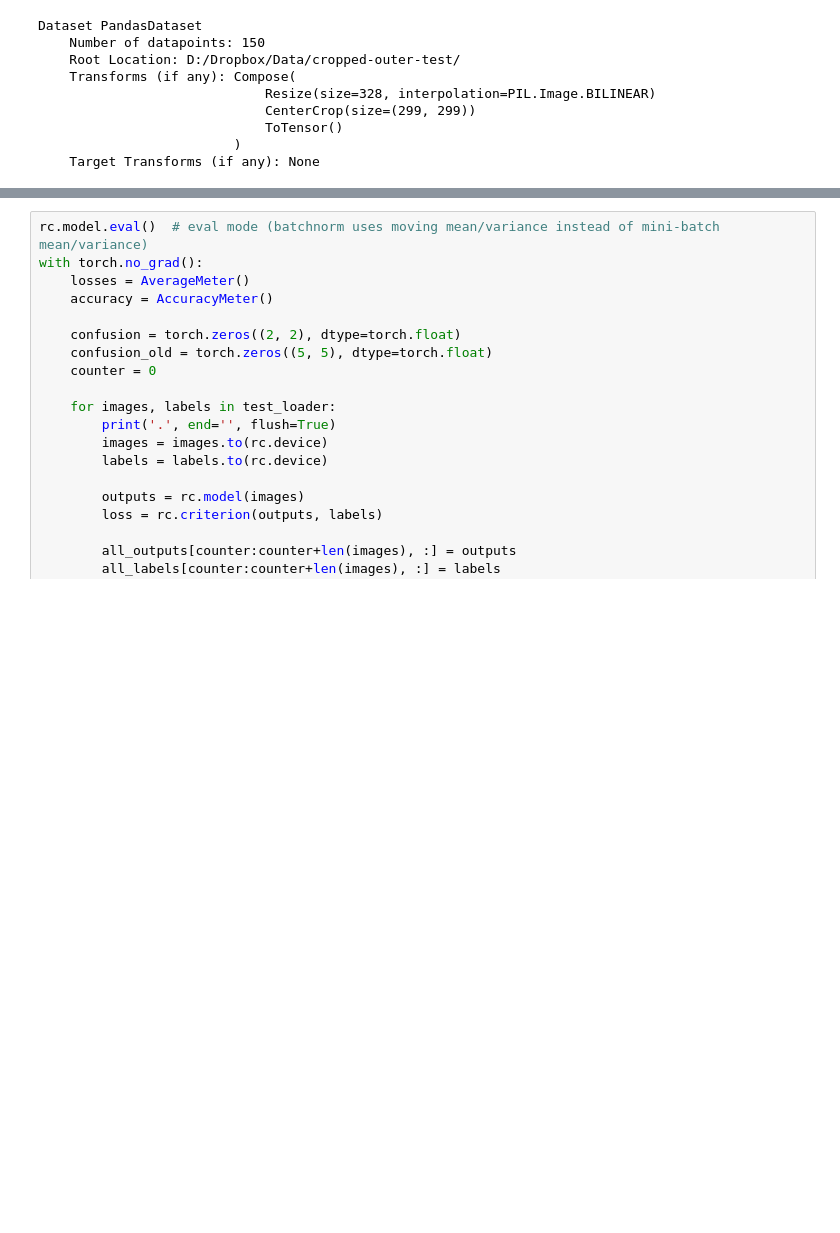
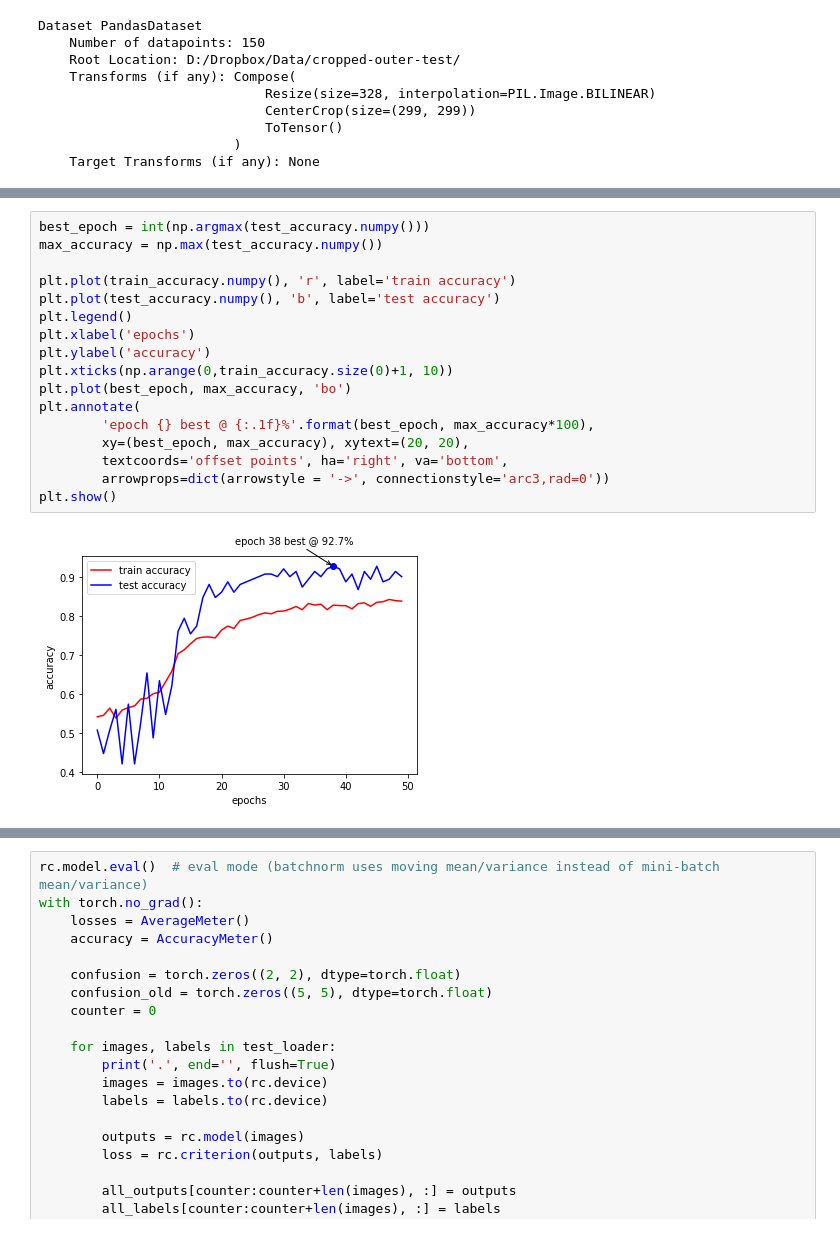
Before and after one commit to hyongsok/medAi, a Jupyter notebook: Showcase evaluation 7D.ipynb, the cells around one changed output, grey strips where cells are left out. Cells and saved outputs as stored; diff of their text form; blank space fills up the shorter version.

```diff
--- a/Showcase evaluation 7D.ipynb
+++ b/Showcase evaluation 7D.ipynb
@@ -75,0 +96,19 @@ Dataset PandasDataset
+# %%
+best_epoch = int(np.argmax(test_accuracy.numpy()))
+max_accuracy = np.max(test_accuracy.numpy())
+
+plt.plot(train_accuracy.numpy(), 'r', label='train accuracy')
+plt.plot(test_accuracy.numpy(), 'b', label='test accuracy')
+plt.legend()
+plt.xlabel('epochs')
+plt.ylabel('accuracy')
+plt.xticks(np.arange(0,train_accuracy.size(0)+1, 10))
+plt.plot(best_epoch, max_accuracy, 'bo')
+plt.annotate(
+        'epoch {} best @ {:.1f}%'.format(best_epoch, max_accuracy*100),
+        xy=(best_epoch, max_accuracy), xytext=(20, 20),
+        textcoords='offset points', ha='right', va='bottom',
+        arrowprops=dict(arrowstyle = '->', connectionstyle='arc3,rad=0'))
+plt.show()
+# %% [output]
+[figure, added]
```
Also changed, not shown: parts of 8 cells of this notebook, 1 other file.
